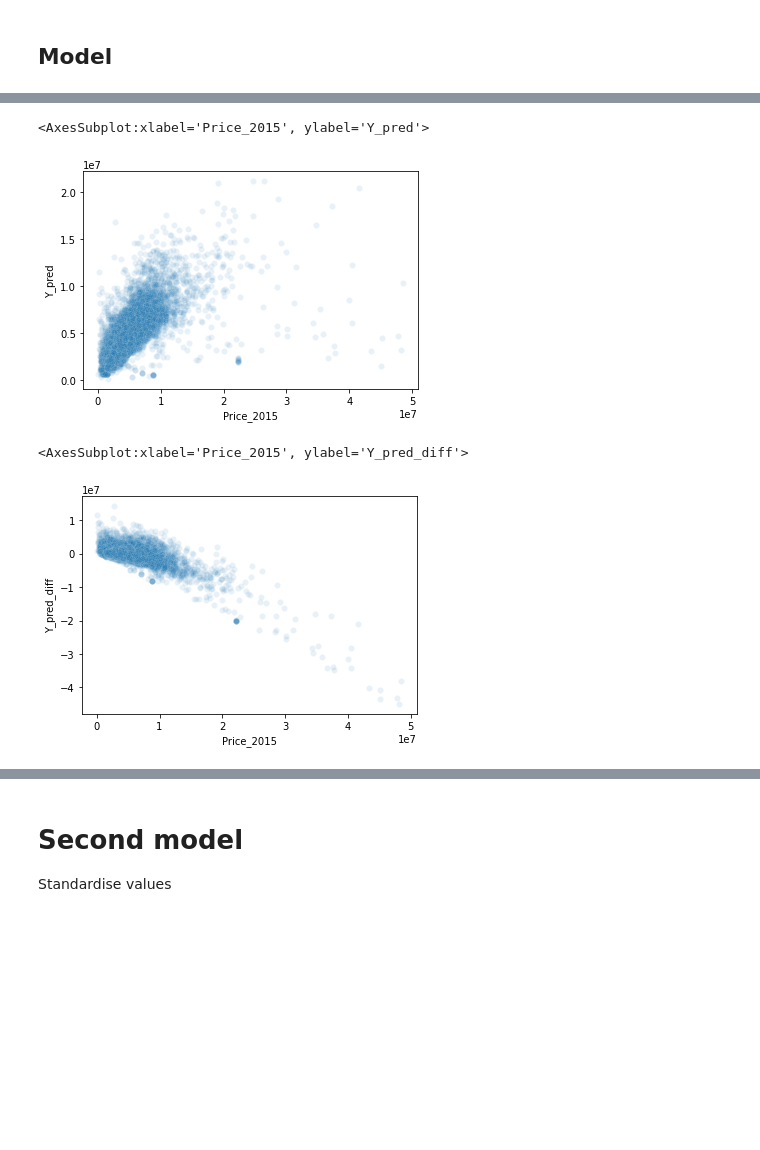
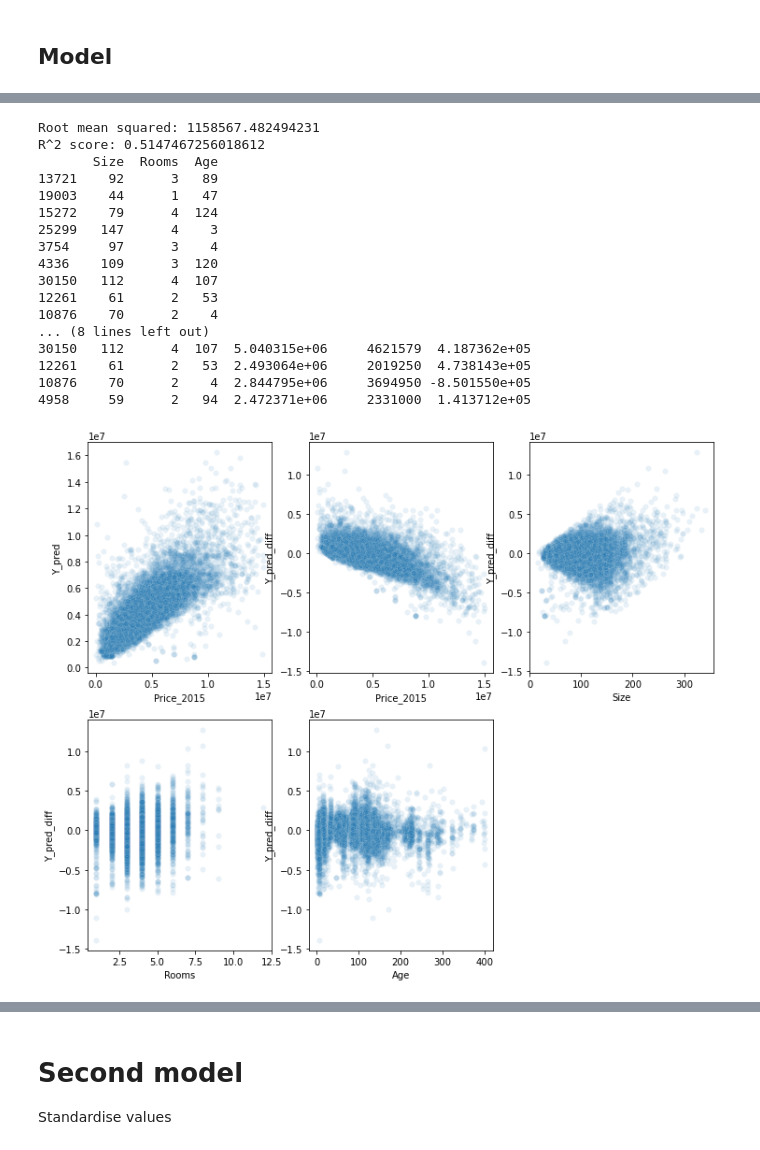
Before and after one commit to MartinJHallberg/BoligaData, a Jupyter notebook: BoligaAnalysis.ipynb, the cells around one changed output, grey strips where cells are left out. Drawn from its saved outputs; the diff is of its cells as text; code cells hidden in the pictures; blank space fills up the shorter version.

Commit message:
Restart of data prep

```diff
--- a/BoligaAnalysis.ipynb
+++ b/BoligaAnalysis.ipynb
@@ -346,6 +346,10 @@ df_2
 ### Split data
 # %%
 from sklearn.model_selection import train_test_split
+
+df_2 = df_2[df_2['Price_2015'] < 15000000]
+
+
 df_train, df_test = train_test_split(df_2, test_size=0.2, random_state=42)
 # %% [markdown]
 # Exploratory analysis
@@ -403,5 +409,5 @@ df_train_Y = df_train[Y_cols].copy()
 
 df_train_X
 
-#lin_reg.fit(df_train_X, df_train_Y)
+lin_reg.fit(df_train_X, df_train_Y)
 # %% [output]
@@ -432,17 +430,64 @@ print(lin_rmse)
 # %%
+def fun_model_results(df_train_X, df_train_Y, Y_pred, x_cols):
 
-df_results = df_train_X.copy()
-df_results['Y_pred'] = Y_pred
-df_results['Price_2015'] = df_train_Y
-df_results['Y_pred_diff'] = df_results['Y_pred'] - df_results['Price_2015']
+    # Check accuracy of model
+    lin_mse = mean_squared_error(Y_pred, df_train_Y)
+    lin_rmse = np.sqrt(lin_mse)
+    r2 = r2_score(Y_pred, df_train_Y)
+    print('Root mean squared: {}'.format(lin_rmse))
+    print('R^2 score: {}'.format(r2))
+
+    # Create data frame
+    df_results = pd.DataFrame(df_train_X.copy())
+    print(df_results.head(10))
+    df_results.columns = x_cols
+
+    df_results['Y_pred'] = Y_pred
+    df_results['Price_2015'] = df_train_Y
+    df_results['Y_pred_diff'] = df_results['Y_pred'] - df_results['Price_2015']
+
+    # Plots
+    print(df_results.head(10))
 
 
-sns.scatterplot(data = df_results, x = 'Price_2015', y = 'Y_pred', alpha = 0.1)
+    fig = plt.figure(figsize = (12,10))
+
+
+    plt.subplot(2,3,1)
+    sns.scatterplot(data = df_results, x = 'Price_2015', y = 'Y_pred', alpha = 0.1)
+    plt.subplot(2,3,2)
+    sns.scatterplot(data = df_results, x = 'Price_2015', y = 'Y_pred_diff', alpha = 0.1)
+
+
+    for i, col in enumerate(x_cols):
+
+
+        plt.subplot(2,3,3+i)
+        sns.scatterplot(data = df_results, x = col, y = 'Y_pred_diff', alpha = 0.1)
+
+
+
+
+    fig.show()
+
+
+fun_model_results(df_train_X, df_train_Y, Y_pred, X_cols)
 # %% [output]
-<AxesSubplot:xlabel='Price_2015', ylabel='Y_pred'>
+Root mean squared: 1158567.482494231
+R^2 score: 0.5147467256018612
+       Size  Rooms  Age
+13721    92      3   89
+19003    44      1   47
+15272    79      4  124
+25299   147      4    3
+3754     97      3    4
+4336    109      3  120
+30150   112      4  107
+12261    61      2   53
+10876    70      2    4
+... (8 lines left out)
+30150   112      4  107  5.040315e+06     4621579  4.187362e+05
+12261    61      2   53  2.493064e+06     2019250  4.738143e+05
+10876    70      2    4  2.844795e+06     3694950 -8.501550e+05
+4958     59      2   94  2.472371e+06     2331000  1.413712e+05
-[figure, old version]
+[figure, new version]
-# %%
-sns.scatterplot(data = df_results, x = 'Price_2015', y = 'Y_pred_diff', alpha = 0.1)
-# %% [output]
-<AxesSubplot:xlabel='Price_2015', ylabel='Y_pred_diff'>
-[figure, removed]
```
Also changed, not shown: parts of 29 cells of this notebook, 2 other files.
